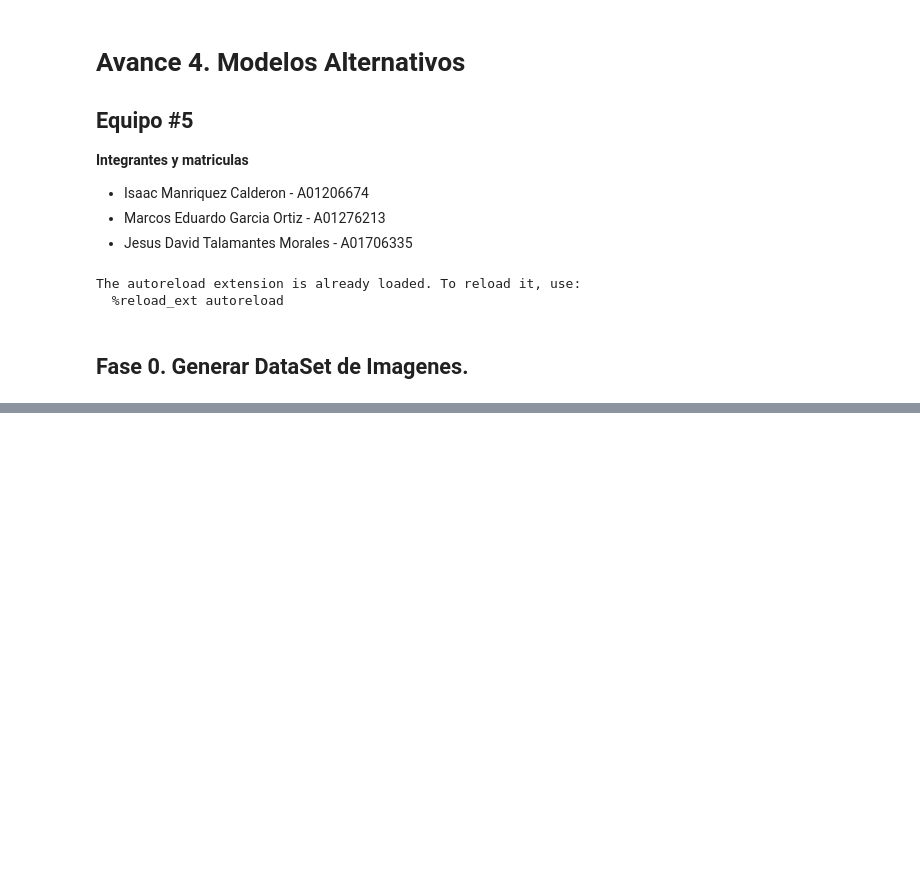
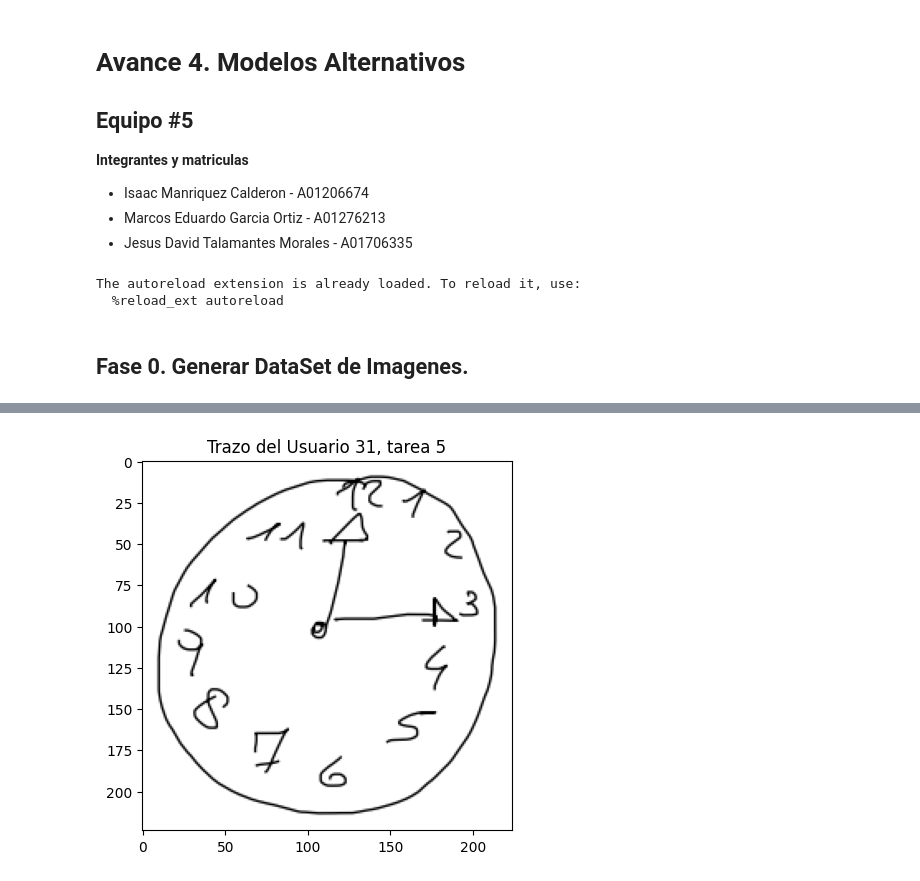
Before and after one commit to isak792/watermarking, a Jupyter notebook: notebooks/Avance4.5Equipo.ipynb, the cells around one changed output, grey strips where cells are left out. Saved outputs shown, nothing was run; the diff lists cells and outputs as text; code cells hidden in the pictures; blank space fills up the shorter version.

```diff
--- a/notebooks/Avance4.5Equipo.ipynb
+++ b/notebooks/Avance4.5Equipo.ipynb
@@ -220,13 +199,18 @@ main_model = Model(inputs=ResNet101_model.input, outputs=x)
 # %%
 # Preparamos una Imagen de Prueba.
-img_num = np.random.randint(129)
-image_path = f'DataSet/task0_user_{img_num}.png'
+user_num = np.random.randint(129)
+task_num = np.random.randint(7)
+image_path = f'DataSet/task{task_num}_user_{user_num}.png'
 print('Imagen a Usar', image_path)
 
 # Cargamos la imagen en el modelo para generar sus features.
 img = image.load_img(image_path, target_size=(224, 224)) # ResNet input size
+
+plt.imshow(img) # Mostrar imagen
+plt.title(f"Trazo del Usuario {user_num}, tarea {task_num}")
+
 x = image.img_to_array(img)
-x = np.expand_dims(x, axis=0)  # Create a batch (batch size 1)
+x = np.expand_dims(x, axis=0)
 x = preprocess_input(x)
 
 # Realizamos una prediccion con el modelo y obtenemos las Features
@@ -237,3 +221,4 @@ Imagen a Usar DataSet/task0_user_42.png
+[figure, added]
 # %%
 # Filtrado del Vector Features a Binario
 features[features > 0] = 1
```
Also changed, not shown: parts of 66 cells of this notebook, 3 other files.
